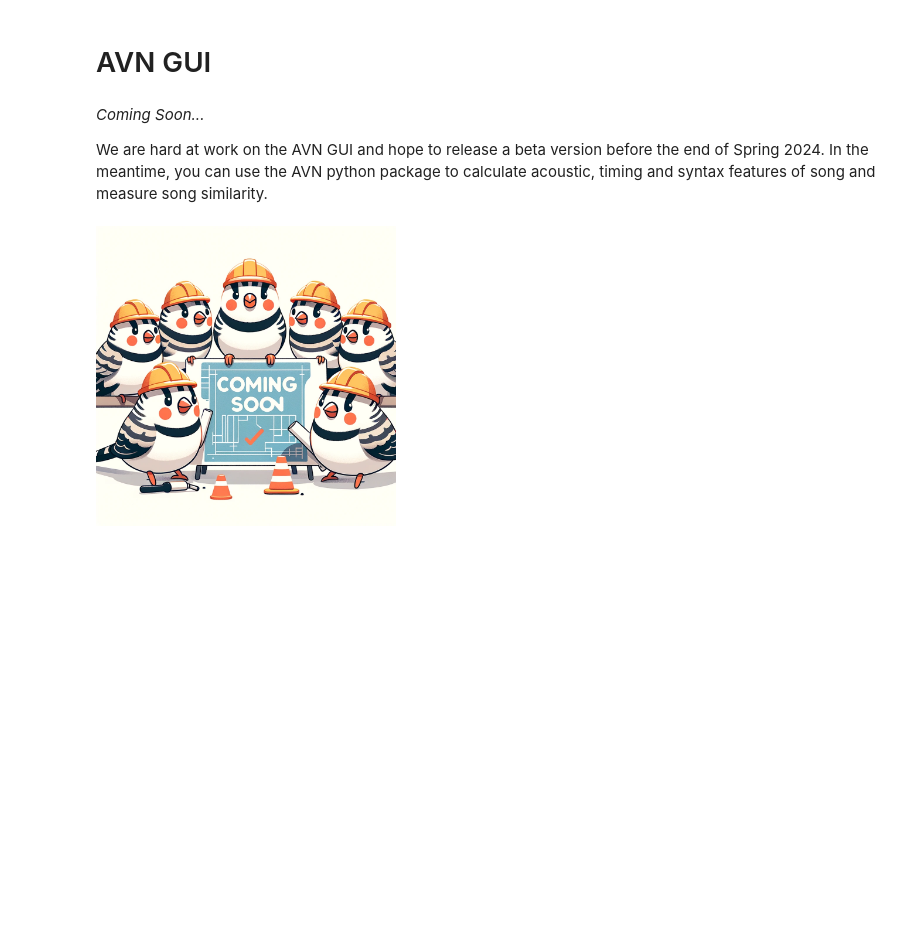
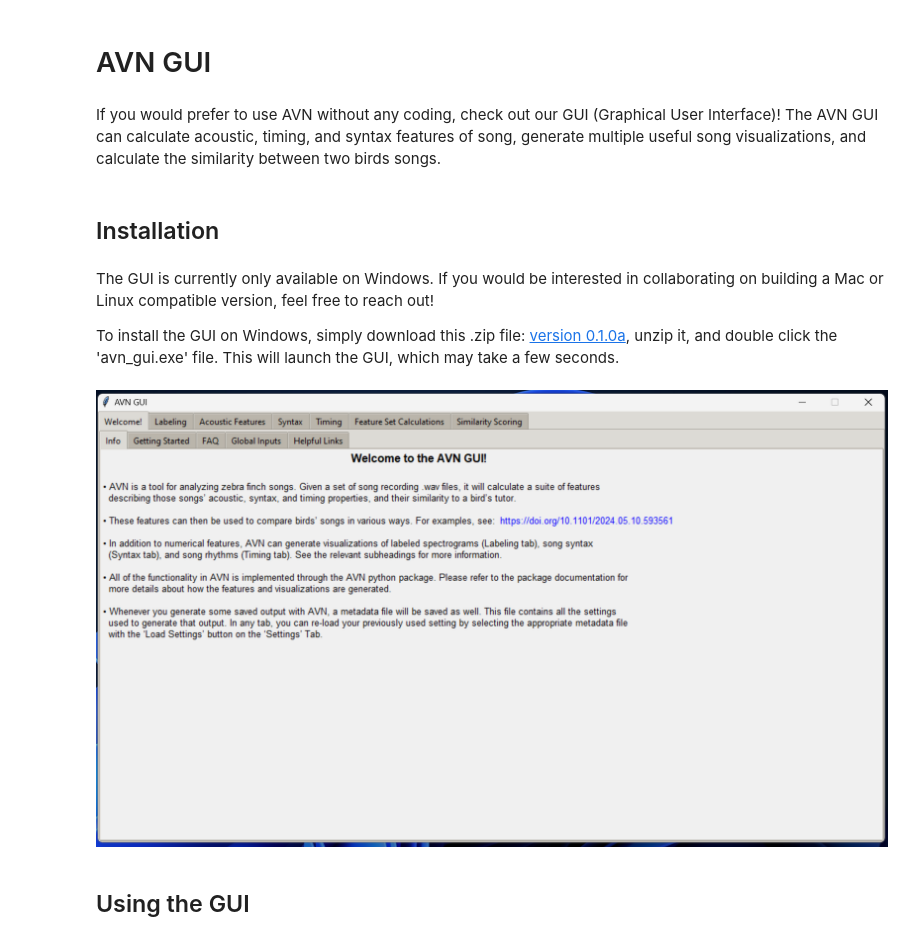
Before and after one commit to theresekoch/avn, a Jupyter notebook: docs/AVN_GUI.ipynb, the cells around one changed output. Cells and saved outputs as stored; diff of their text form; code cells hidden in the pictures; blank space fills up the shorter version.

```diff
--- a/docs/AVN_GUI.ipynb
+++ b/docs/AVN_GUI.ipynb
@@ -1,11 +1,19 @@
 # %% [markdown]
 # AVN GUI
-# %% [markdown]
-*Coming Soon...*
-
-We are hard at work on the AVN GUI and hope to release a beta version before the end of Spring 2024. In the meantime, you can use the AVN python package to calculate acoustic, timing and syntax features of song and measure song similarity.
+# %% [markdown]
+If you would prefer to use AVN without any coding, check out our GUI (Graphical User Interface)!
+The AVN GUI can calculate acoustic, timing, and syntax features of song, generate multiple useful song visualizations, and calculate the similarity between two birds songs.
+# %% [markdown]
+## Installation
+# %% [markdown]
+The GUI is currently only available on Windows. If you would be interested in collaborating on building a Mac or Linux compatible version, feel free to reach out!
+
+To install the GUI on Windows, simply download this .zip file: [version 0.1.0a](https://drive.google.com/file/d/1e6s7W-M1eFkJiX7W8RlEzO9jDWwvjJ7Q/view?usp=sharing), unzip it, and double click the 'avn_gui.exe' file. This will launch the GUI, which may take a few seconds.
 # %%
 from IPython.display import Image
-Image(filename = 'under construction.png', embed = True, width=300)
+
+Image('Gui_home.png', embed = True, width = 800)
 # %% [output]
-[figure, old version]
+[figure, new version]
+# %% [markdown]
+## Using the GUI
```
Also changed, not shown: parts of 3 cells of this notebook.
